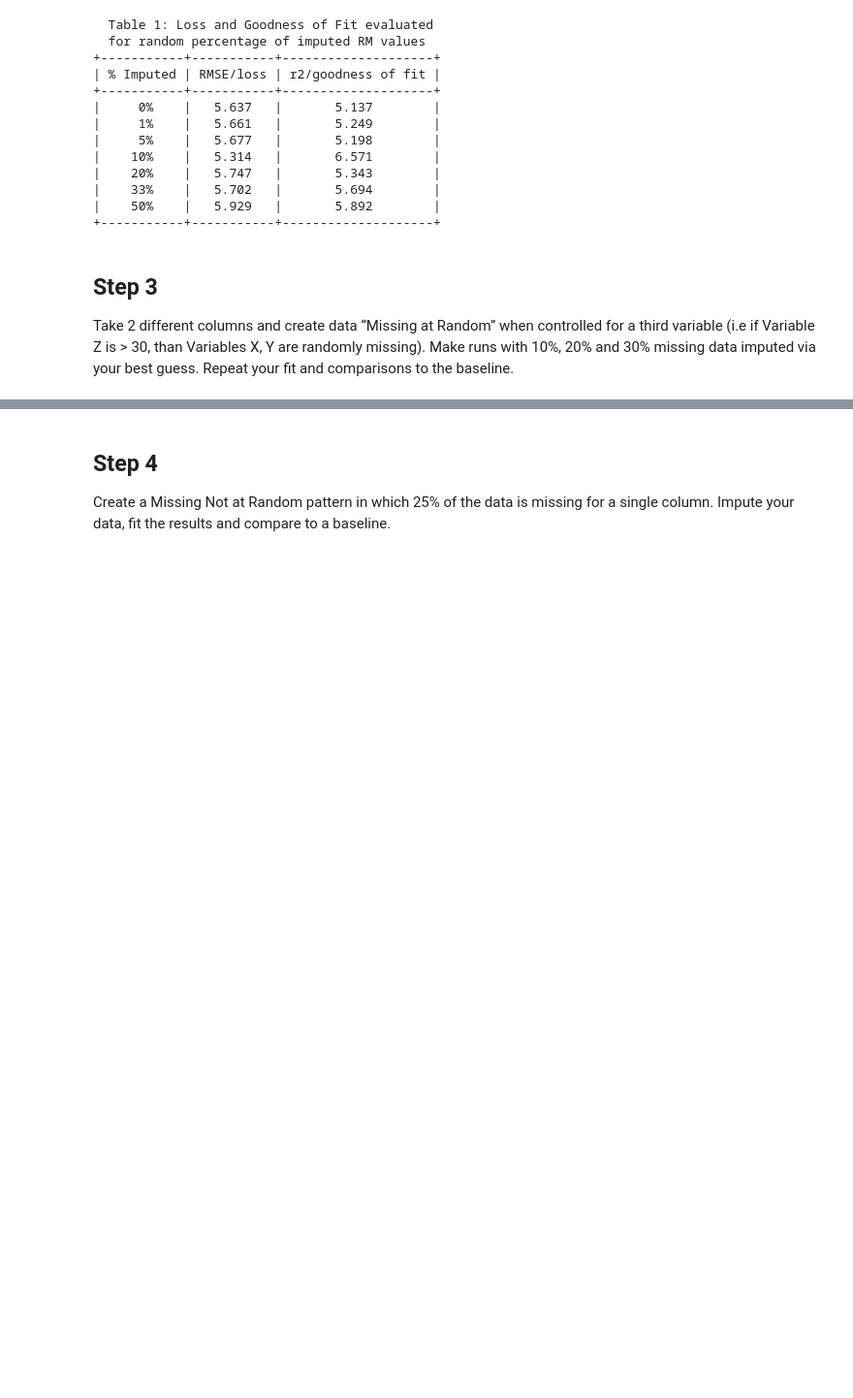
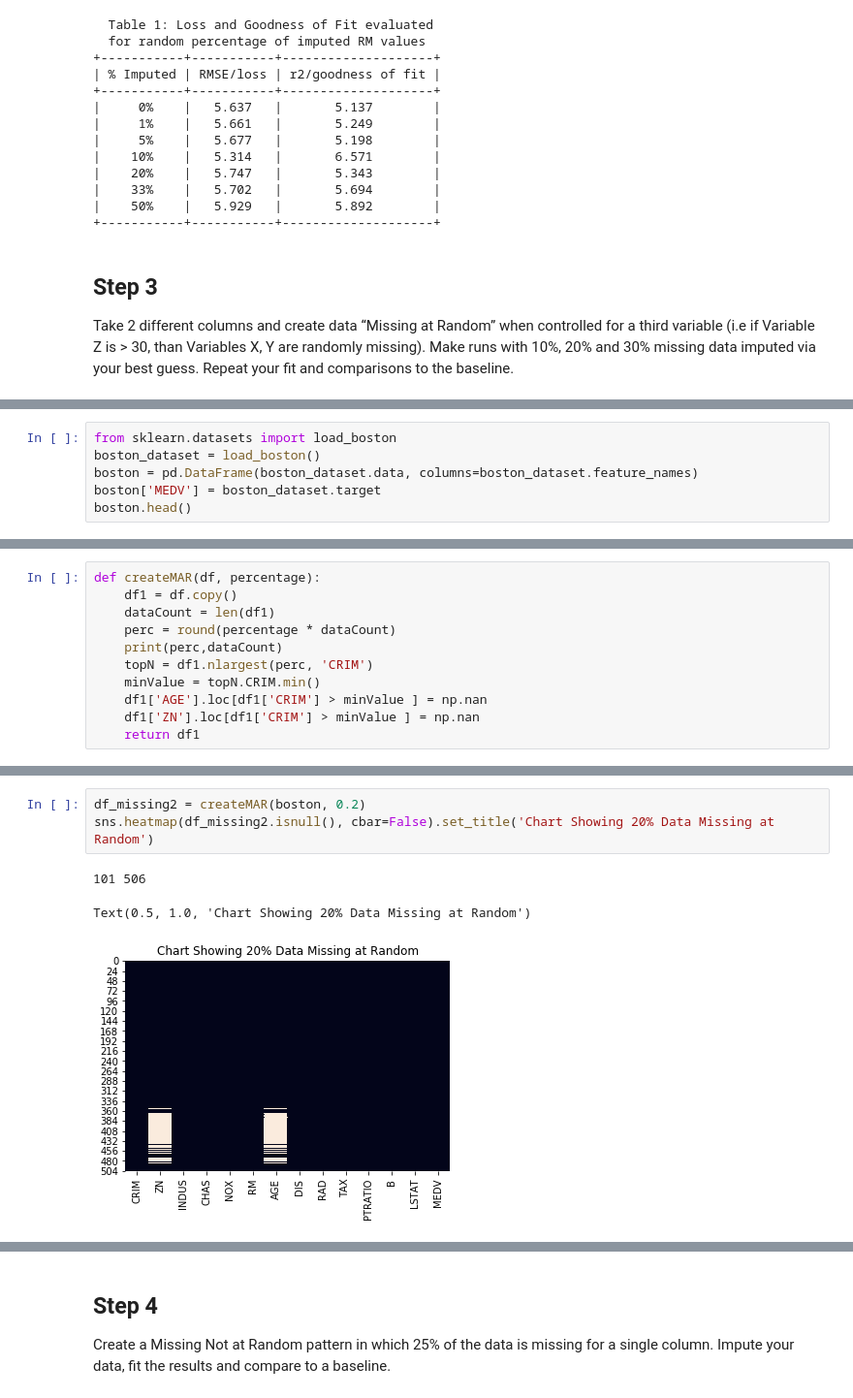
Before and after one commit to kjprice/smu-quantifying-the-world, a Jupyter notebook: CaseStudy5 aka Assignment10/Assignment10.ipynb, the cells around one changed output, grey strips where cells are left out. Shown at 97% size. Saved outputs shown, nothing was run; the diff lists cells and outputs as text; blank space fills up the shorter version.

```diff
--- a/CaseStudy5 aka Assignment10/Assignment10.ipynb
+++ b/CaseStudy5 aka Assignment10/Assignment10.ipynb
@@ -401,0 +429,6 @@ Take 2 different columns and create data “Missing at Random” when controlled
+# %%
+from sklearn.datasets import load_boston
+boston_dataset = load_boston()
+boston = pd.DataFrame(boston_dataset.data, columns=boston_dataset.feature_names)
+boston['MEDV'] = boston_dataset.target
+boston.head()
@@ -401,0 +442,11 @@ Take 2 different columns and create data “Missing at Random” when controlled
+# %%
+def createMAR(df, percentage):
+    df1 = df.copy()
+    dataCount = len(df1)
+    perc = round(percentage * dataCount)
+    print(perc,dataCount)
+    topN = df1.nlargest(perc, 'CRIM')
+    minValue = topN.CRIM.min()
+    df1['AGE'].loc[df1['CRIM'] > minValue ] = np.nan
+    df1['ZN'].loc[df1['CRIM'] > minValue ] = np.nan
+    return df1
@@ -401,0 +471,7 @@ Take 2 different columns and create data “Missing at Random” when controlled
+# %%
+df_missing2 = createMAR(boston, 0.2)
+sns.heatmap(df_missing2.isnull(), cbar=False).set_title('Chart Showing 20% Data Missing at Random')
+# %% [output]
+101 506
+Text(0.5, 1.0, 'Chart Showing 20% Data Missing at Random')
+[figure, added]
```
Also changed, not shown: parts of 12 cells of this notebook.
